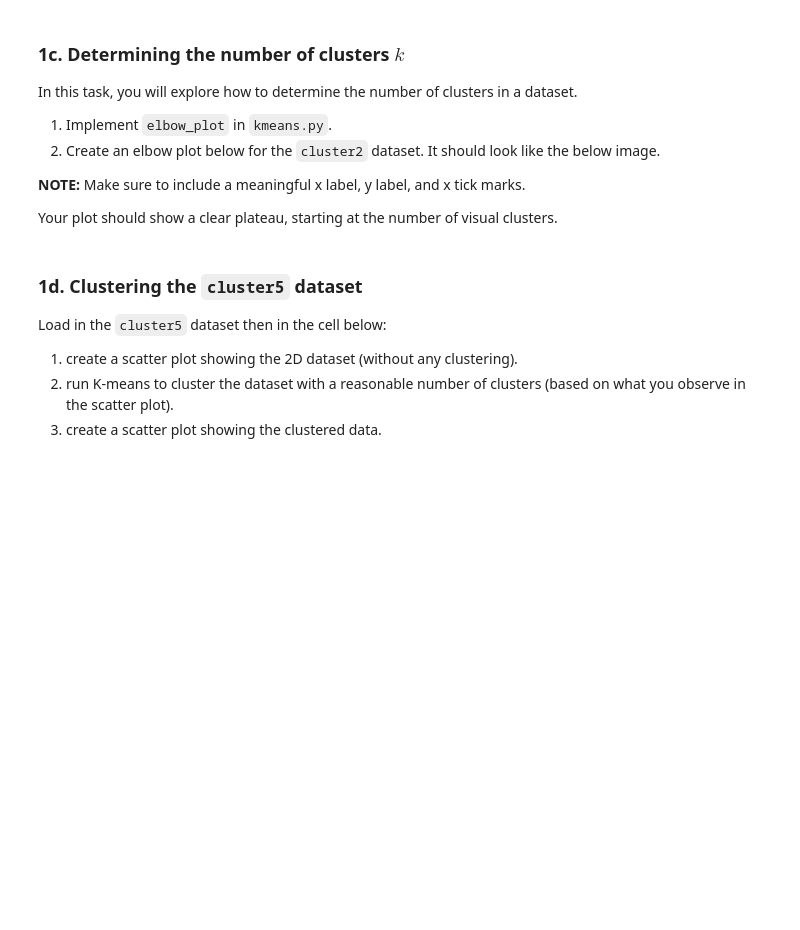
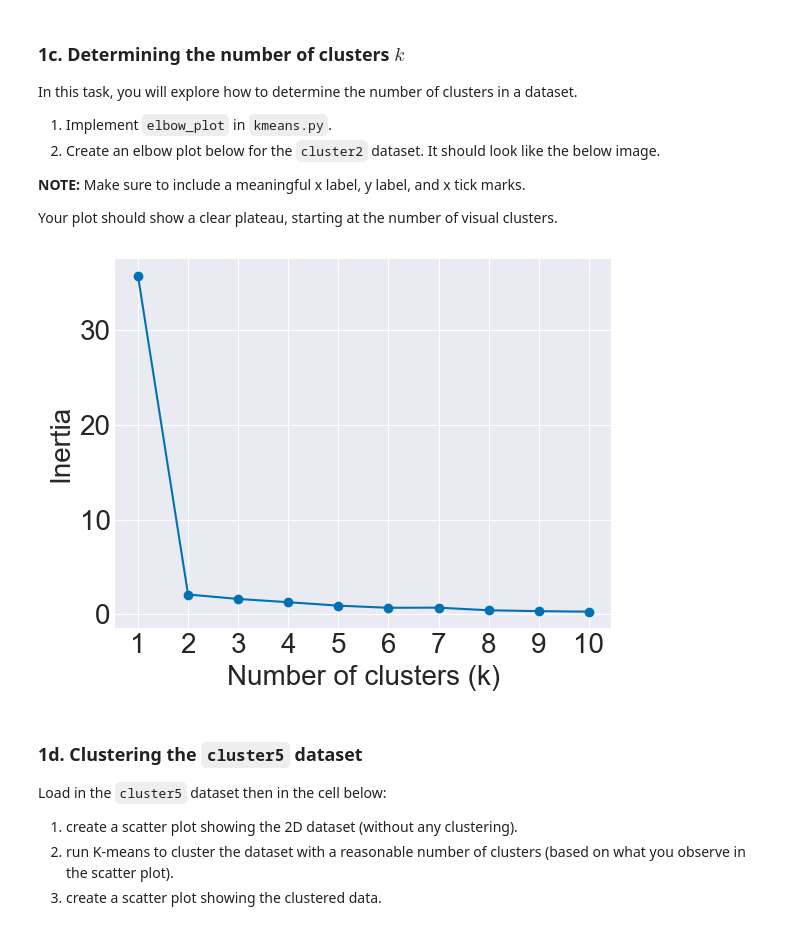
Before and after one commit to Mickey-Zhaang/ColbyCollege_CS252, a Jupyter notebook: Projct3/kmeans.ipynb, the cells around one changed output. Cells and saved outputs as stored; diff of their text form; code cells hidden in the pictures; blank space fills up the shorter version.

```diff
--- a/Projct3/kmeans.ipynb
+++ b/Projct3/kmeans.ipynb
@@ -187,6 +265,9 @@ In this task, you will explore how to determine the number of clusters in a data
 Your plot should show a clear plateau, starting at the number of visual clusters.
 # %%
 # YOUR CODE HERE
+cluster.elbow_plot(10)
+# %% [output]
+[figure, added]
 # %% [markdown]
 ### 1d. Clustering the `cluster5` dataset
 
```
Also changed, not shown: parts of 36 cells of this notebook, 4 other files.
